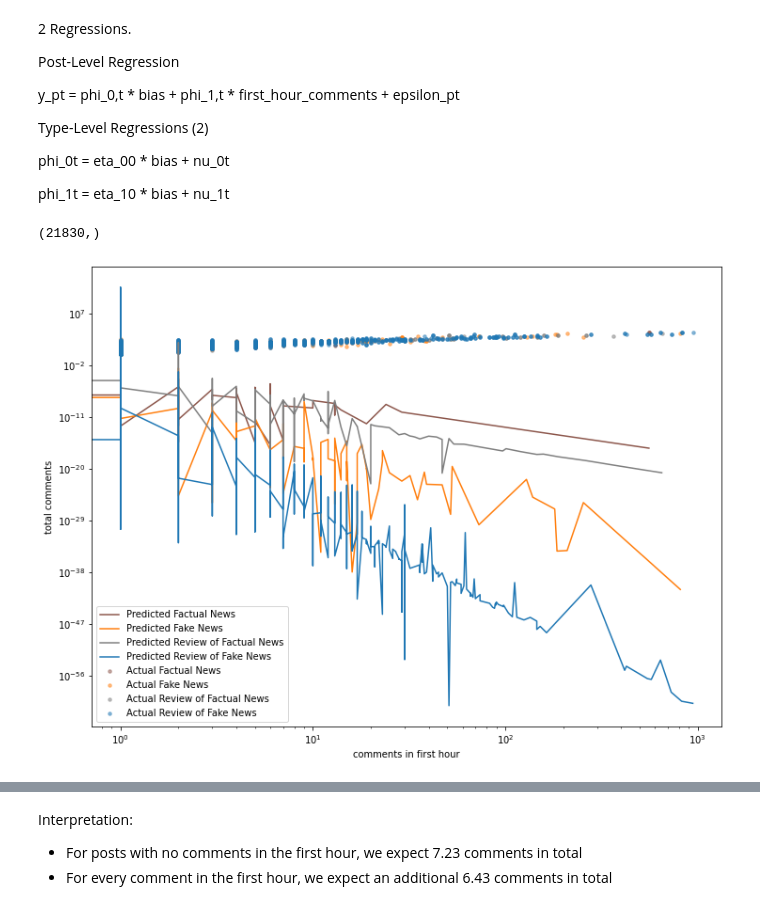
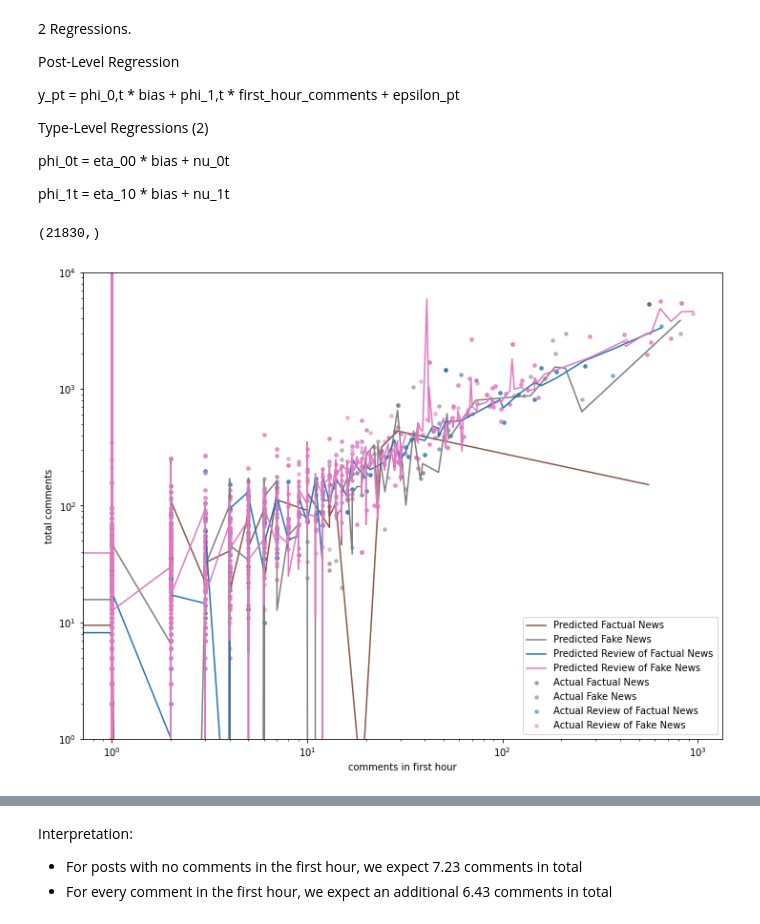
Before and after one commit to ageil/Probabilistic-Programming, a Jupyter notebook: model/SubredditLevelModel.ipynb, the cells around one changed output, grey strips where cells are left out. Cells and saved outputs as stored; diff of their text form; code cells hidden in the pictures.

```diff
--- a/model/SubredditLevelModel.ipynb
+++ b/model/SubredditLevelModel.ipynb
@@ -460,7 +460,7 @@ SUBSAMPLE = False
 
 svi = SVI(model,
           guide,
-          optim.ClippedAdam({"lr": 1e-3}),
+          optim.ClippedAdam({"lr": 1e-2}),
           loss=JitTrace_ELBO())
 
 pyro.clear_param_store()
@@ -612,9 +612,6 @@ if use_MCMC:
 else:
     eta_loc = pyro.param('eta_loc').detach()
     tau_loc = pyro.param('tau_loc').detach()
-
-# eta_loc = torch.Tensor([[ 0.2019, -0.0130,  0.1875],
-#                         [ 0.3866, -0.6894,  0.0956]]
 
 phi = torch.matmul(eta_loc, t_data.T)
 rho = torch.matmul(tau_loc, r_data.T)
@@ -648,35 +645,35 @@ types = np.unique(p_types)
 colors = ['tab:blue', 'tab:orange', 'tab:green', 'tab:red', 'tab:purple', 'tab:brown', 'tab:pink', 'tab:gray', 'tab:olive', 'tab:cyan']
 color_choices = np.random.choice(colors, size=len(types), replace=False)
 
 
 
 for i, t in enumerate(types):
 #     if t == 0:
         y_pred_t = y_pred[p_types == t]
         y_t = 1 * y[p_types == t]
         x_t = original_p_data[p_types == t,indep]
 
         sorted_indices = np.argsort(x_t)
 
         type_label = labels[int(t)]
 
         color = color_choices[i]
         plt.scatter(x_t, y_t, alpha=0.5, s=12, c=color, label=f"Actual {type_label}")
         plt.plot(x_t[sorted_indices], y_pred_t[sorted_indices], c=color, label=f"Predicted {type_label}")
 
 # plt.plot(np.array(p_data[:,indep]), np.array(y_pred_mcmc), c='tab:green', label=f'MCMC: {phi_means[0]}, {phi_means[1]}') # MCMC
 plt.xlabel(indep_dict[indep])
 plt.ylabel('total comments')
 
 plt.yscale("log")
 plt.xscale("log")
 plt.legend()
-# plt.ylim(0,20)
+plt.ylim(1,1e4)
 # plt.xlim(0,10)
 plt.show()
 # %% [output]
 (21830,)
-[figure, old version]
+[figure, new version]
 # %%
 (beta_loc).mean()
 # %% [output]
```
Also changed, not shown: parts of 20 cells of this notebook, 2 other files.
